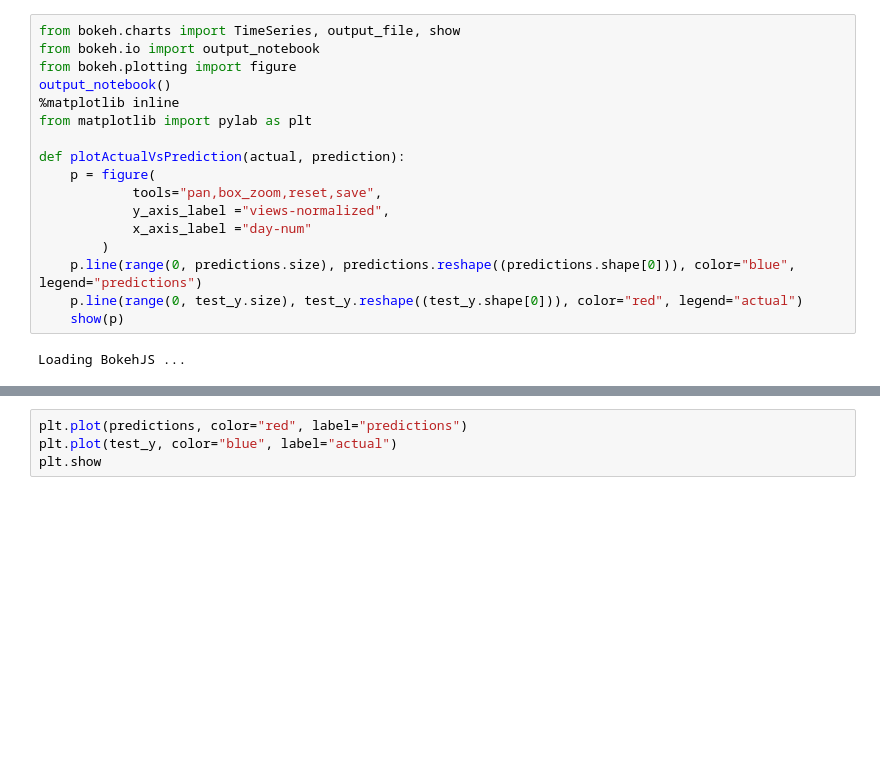
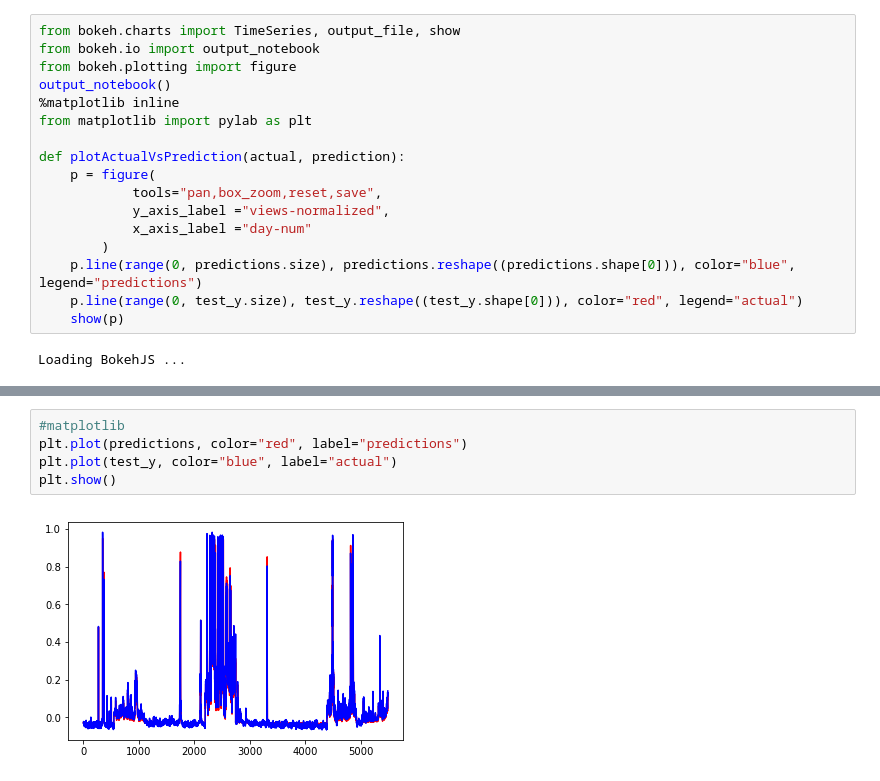
Before and after one commit to soniclavier/bigdata-notebook, a Jupyter notebook: datascience/rnn/Webtraffic_forecasting_LSTM.ipynb, the cells around one changed output, grey strips where cells are left out. Drawn from its saved outputs; the diff is of its cells as text; blank space fills up the shorter version.

Commit message:
matplot lib

```diff
--- a/datascience/rnn/Webtraffic_forecasting_LSTM.ipynb
+++ b/datascience/rnn/Webtraffic_forecasting_LSTM.ipynb
@@ -923,6 +923,9 @@ plotActualVsPrediction(actual=test_y, prediction=predictions)
 # %% [output]
 [interactive output not drawn]
 # %%
+#matplotlib
 plt.plot(predictions, color="red", label="predictions")
 plt.plot(test_y, color="blue", label="actual")
-plt.show
+plt.show()
+# %% [output]
+[figure, added]
```
